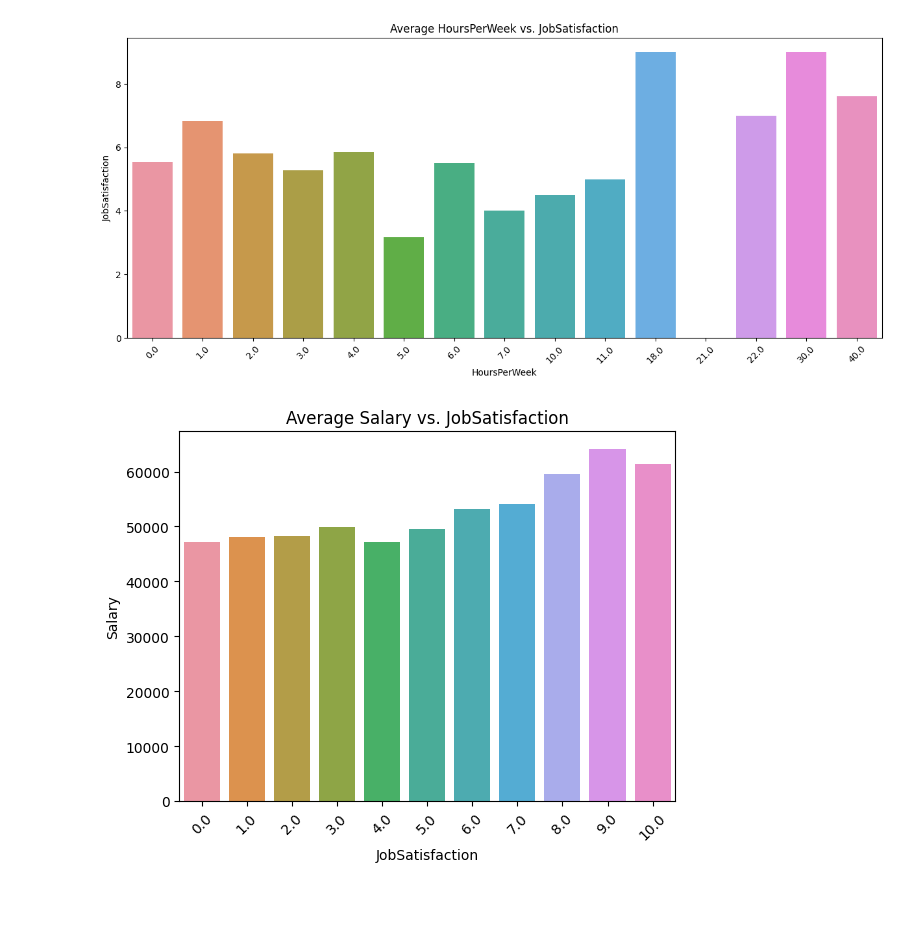
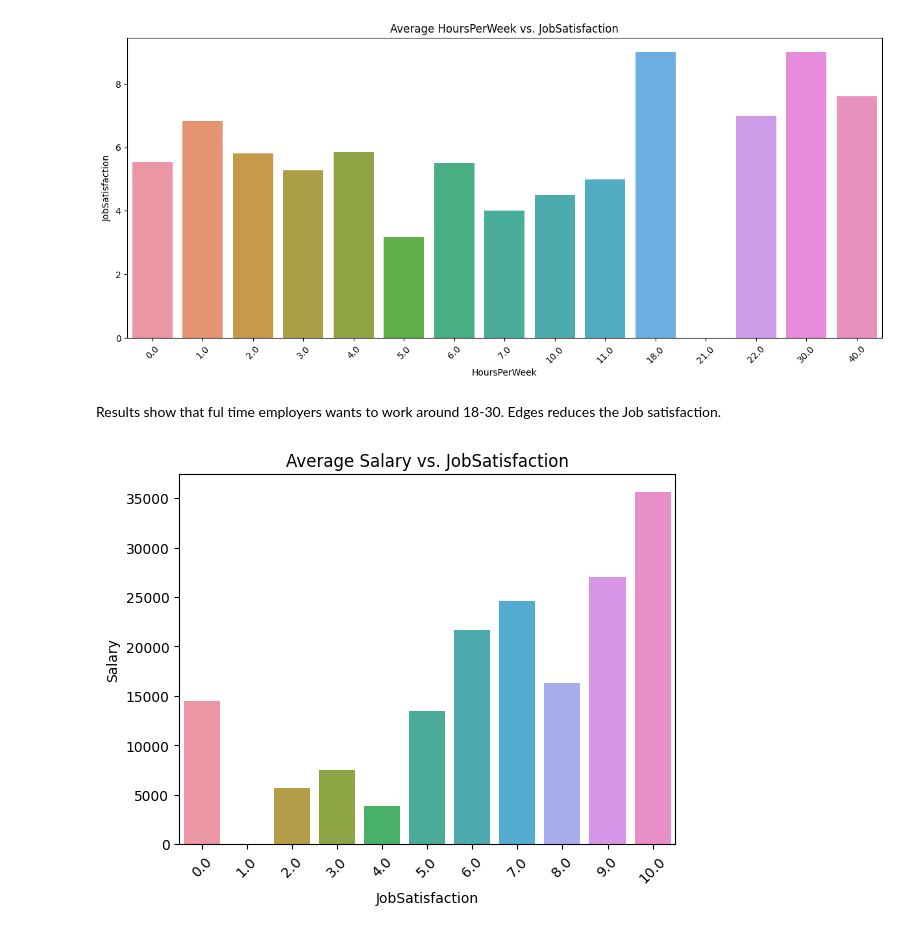
Before and after one commit to NevzatTalay/Project-Write-A-Data-Science-Blog-Post, a Jupyter notebook: Q1.ipynb, the cells around one changed output. Saved outputs shown, nothing was run; the diff lists cells and outputs as text; code cells hidden in the pictures; blank space fills up the shorter version.

```diff
--- a/Q1.ipynb
+++ b/Q1.ipynb
@@ -322,5 +356,5 @@ First, by conducting a search within Stack Overflow Schema CSV file, I identifie
 Output_name = 'JobSatisfaction'
 df_satifsaction = df[df['Country'] == "Turkey"]
 df_satifsaction2 = df_satifsaction[df_satifsaction['EmploymentStatus'] == "Employed full-time"]
-work_env = df_satifsaction2[['HoursPerWeek','ChangeWorld','ChallengeMyself', 'ProblemSolving', 'Overpaid','SeriousWork','CompetePeers','LearningNewTech', Output_name]]
+work_env = df_satifsaction2[['Salary','HoursPerWeek','ChangeWorld','ChallengeMyself', 'ProblemSolving', 'Overpaid','SeriousWork','CompetePeers','LearningNewTech', Output_name]]
 # %%
@@ -337,13 +378,21 @@ plt.show()
 # %% [output]
 [figure]
+# %% [markdown]
+Results show that ful time employers wants to work around 18-30. Edges reduces the Job satisfaction.
 # %%
-average_salaries = df.groupby('JobSatisfaction')['Salary'].mean().reset_index()
-# Seaborn kullanarak çubuk grafiği çizdir
-sns.barplot(x='JobSatisfaction', y='Salary', data=average_salaries)
-plt.xlabel('JobSatisfaction')
-plt.ylabel('Salary')
+# Calculate the average Salary for each level of JobSatisfaction
+average_salaries = work_env.groupby('JobSatisfaction')['Salary'].mean().reset_index()
+
+# Create a bar plot using Seaborn to visualize the relationship between JobSatisfaction and Salary
+sns.barplot(x='JobSatisfaction', y='Salary', data=average_salaries)  # Create the bar plot using Seaborn
+
+plt.xlabel('JobSatisfaction')  # Set the label for the x-axis
+plt.ylabel('Salary')  # Set the label for the y-axis
+
+# Set the title of the plot using a dynamic string
 plt.title('Average ' + str('Salary') + ' vs. ' + str('JobSatisfaction'))
-plt.xticks(rotation=45)  # Eğik olarak kategori isimlerini göster
-plt.show()
+
+plt.xticks(rotation=45)  # Rotate the category names on the x-axis for better readability
+plt.show()  # Display the created bar plot
 # %% [output]
-[figure, old version]
+[figure, new version]
```
Also changed, not shown: parts of 27 cells of this notebook.
